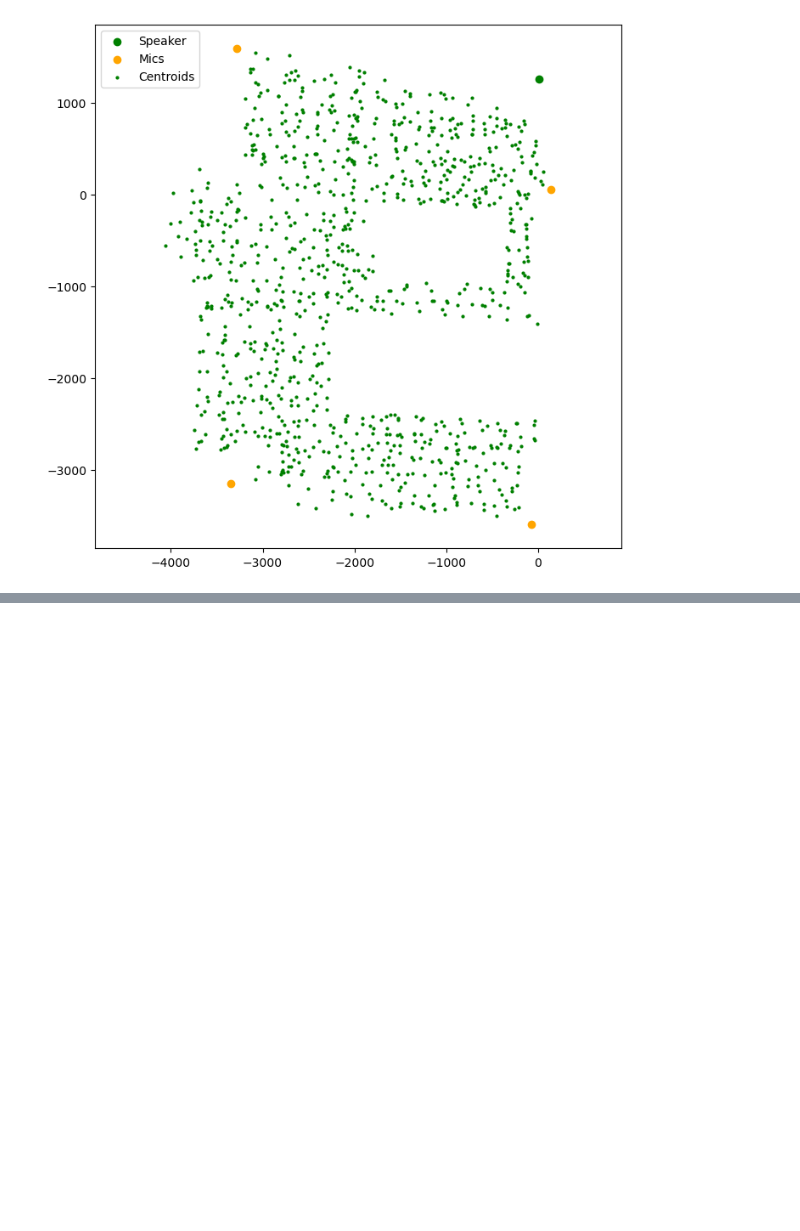
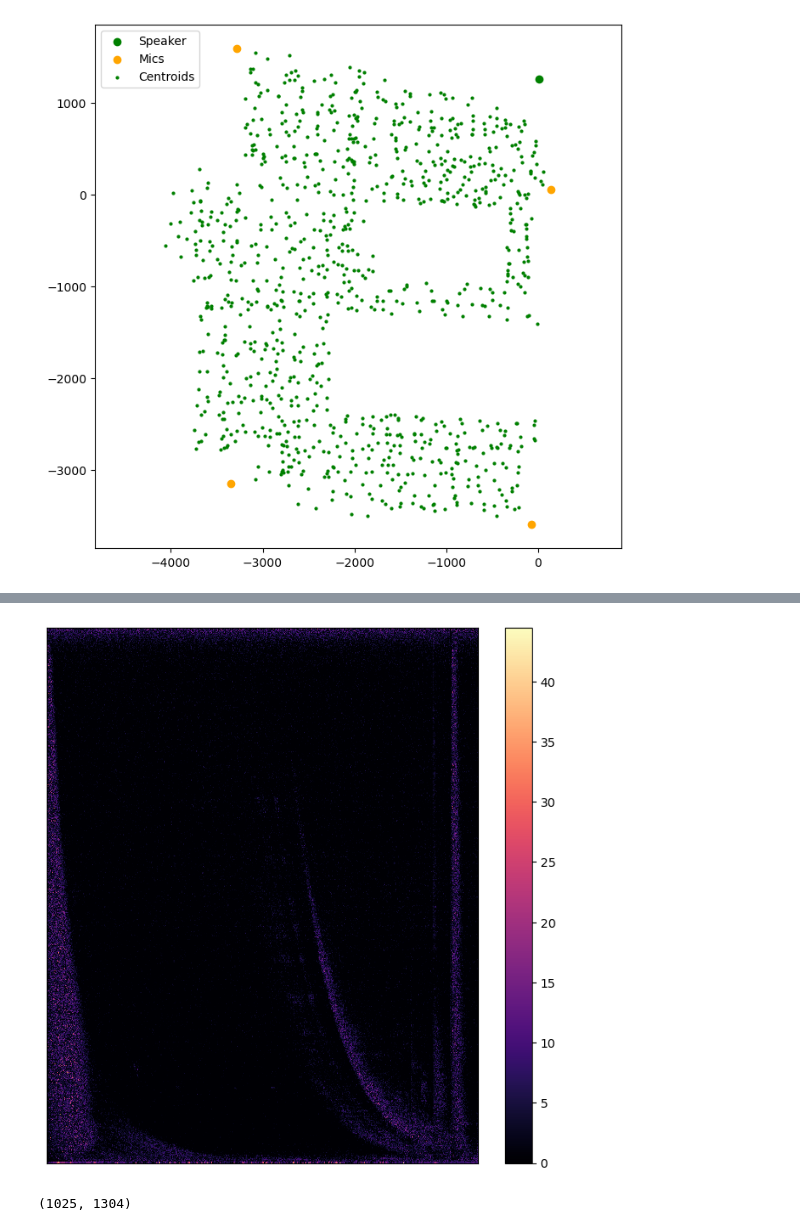
Before and after one commit to LilianSchall/datahack-accoustic, a Jupyter notebook: RoomVisualization.ipynb, the cells around one changed output, grey strips where cells are left out. Saved outputs shown, nothing was run; the diff lists cells and outputs as text; code cells hidden in the pictures; blank space fills up the shorter version.

```diff
--- a/RoomVisualization.ipynb
+++ b/RoomVisualization.ipynb
@@ -207,0 +213,8 @@ Audio(data, rate=sampling_rate)
+# %%
+show_spec(np.abs(S_empty - S_human))
+# %% [output]
+[figure, added]
+# %%
+np.abs(S_empty - S_human).shape
+# %% [output]
+(1025, 1304)
```
Also changed, not shown: parts of 16 cells of this notebook.
